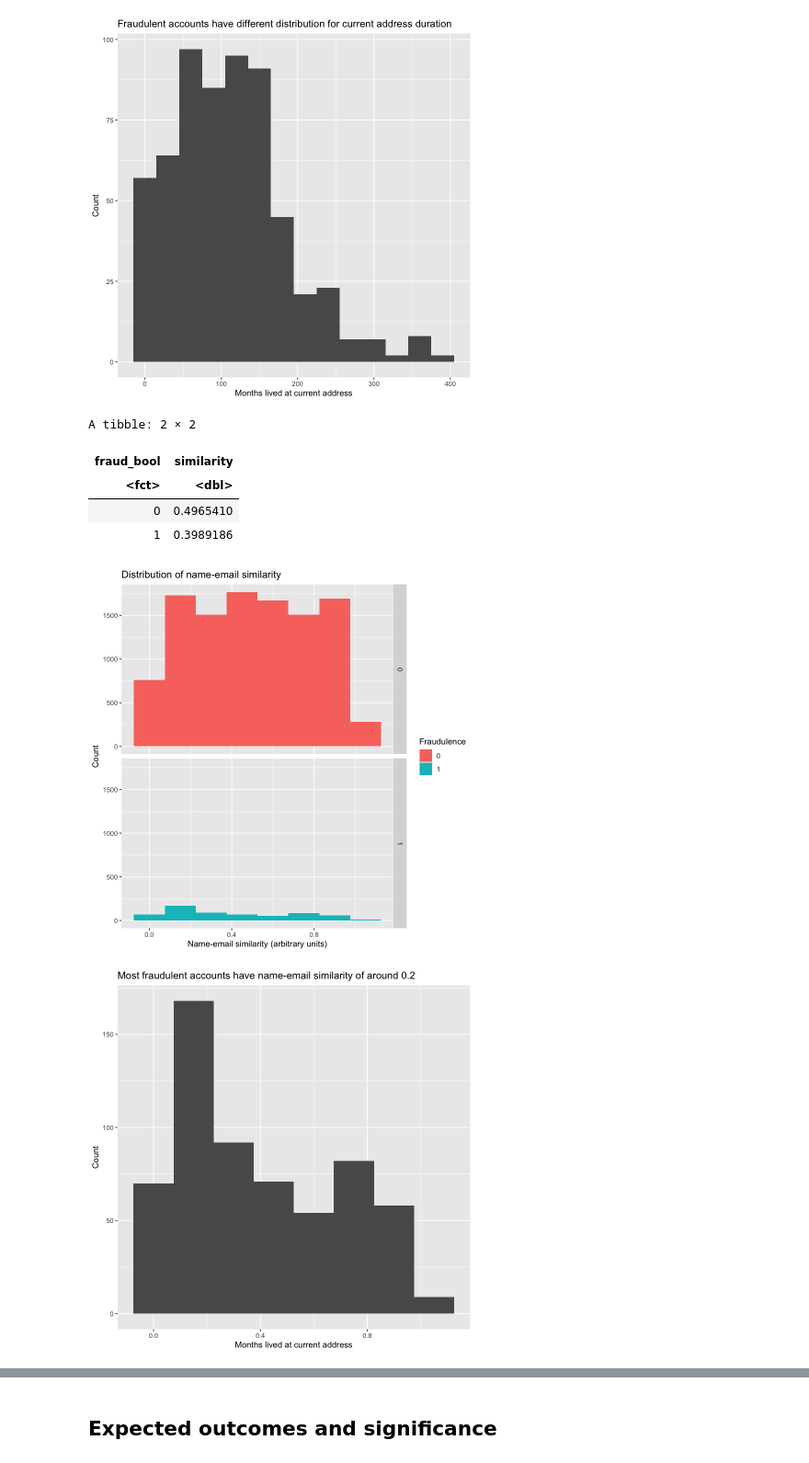
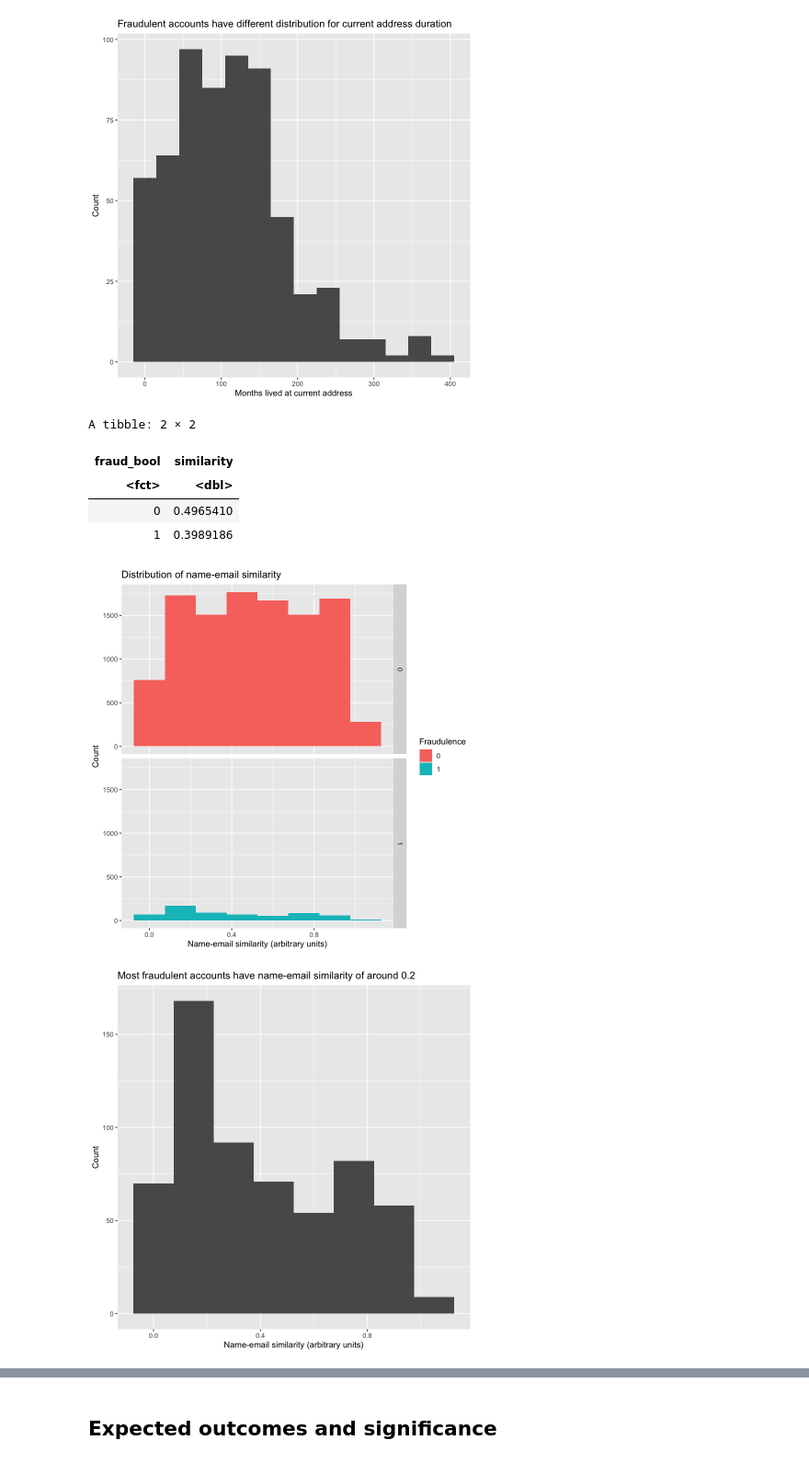
Before and after one commit to aqil18/DSCI100-Term-Project-2022W2, a Jupyter notebook: group_project_proposal.ipynb, the cells around one changed output, grey strips where cells are left out. Shown at 92% size. Cells and saved outputs as stored; diff of their text form; code cells hidden in the pictures.

Commit message:
Added % plot and fixed bugs in visualization

```diff
--- a/group_project_proposal.ipynb
+++ b/group_project_proposal.ipynb
@@ -273,35 +302,35 @@ A tibble: 2 × 2
 average_similarity <- fraud_train |>
     group_by(fraud_bool) |>
     summarize(similarity = mean(name_email_similarity))
 
 average_similarity
 
 similarity_plot <- ggplot(fraud_train, aes(x = name_email_similarity, fill = fraud_bool)) +
   geom_histogram(binwidth = 0.15) +
   labs(fill = "Fraudulence") +
   xlab("Name-email similarity (arbitrary units)") +
   ylab("Count") +
   facet_grid(rows = vars(fraud_bool)) +
   ggtitle("Distribution of name-email similarity")
 
 fraud_similarity_duration <- fraud_train |>
   filter(fraud_bool == 1) |>
   ggplot(aes(x = name_email_similarity)) +
   geom_histogram(binwidth = 0.15) +
-  xlab("Months lived at current address") +
+  xlab("Name-email similarity (arbitrary units)") +
   ylab("Count") +
   ggtitle("Most fraudulent accounts have name-email similarity of around 0.2")
 
 similarity_plot
 fraud_similarity_duration
 # %% [output]
 A tibble: 2 × 2
 | fraud_bool | similarity |
 | <fct> | <dbl> |
 | 0 | 0.4965410 |
 | 1 | 0.3989186 |
 [figure]
-[figure, old version]
+[figure, new version]
 # %%
 average_session <- fraud_train |>
     group_by(fraud_bool) |>
```
Also changed, not shown: parts of 6 cells of this notebook.
